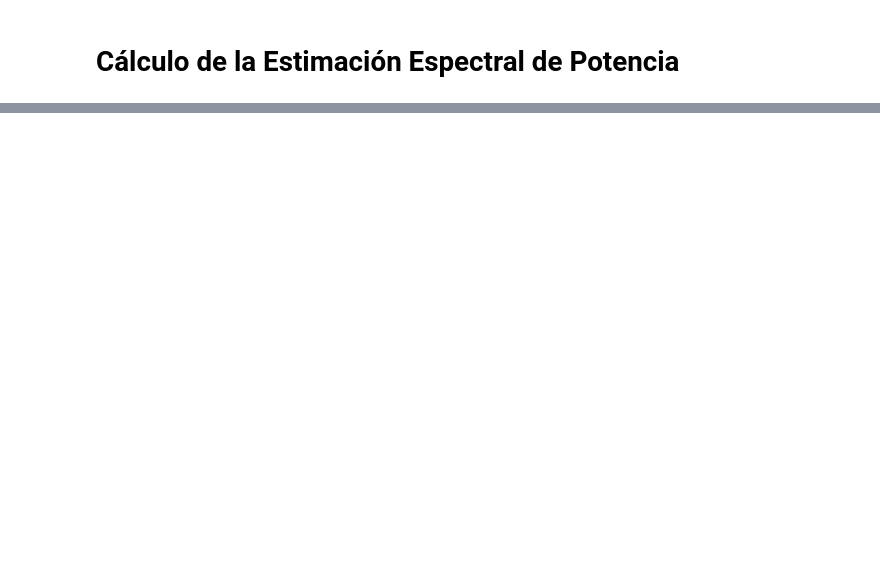
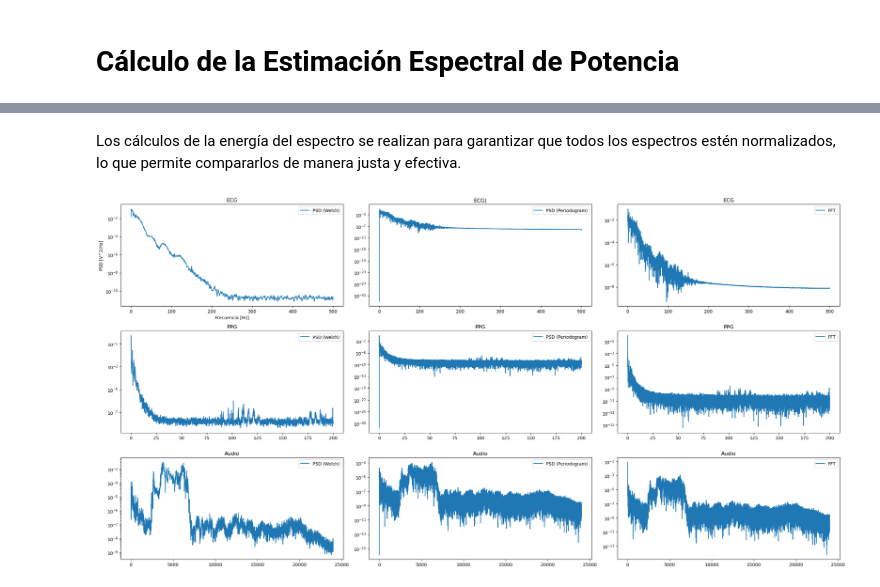
Before and after one commit to federico-b-ee/PDS-2024, a Jupyter notebook: TS7/notebook.ipynb, the cells around one changed output, grey strips where cells are left out. Saved outputs shown, nothing was run; the diff lists cells and outputs as text; code cells hidden in the pictures; blank space fills up the shorter version.

```diff
--- a/TS7/notebook.ipynb
+++ b/TS7/notebook.ipynb
@@ -147,0 +220,59 @@ plt.show()
+# %% [markdown]
+Los cálculos de la energía del espectro se realizan para garantizar que todos los espectros estén normalizados, lo que permite compararlos de manera justa y efectiva.
+# %%
+plt.figure(figsize=(24, 12))
+
+# ECG Plots
+plt.subplot(3, 3, 1)
+plt.semilogy(f_ecg_welch, Pxx_ecg_welch, label="PSD (Welch)")
+plt.title("ECG")
+plt.xlabel("Frecuencia [Hz]")
+plt.ylabel("PSD [V^2/Hz]")
+plt.legend()
+
+plt.subplot(3, 3, 2)
+plt.semilogy(f_ecg_periodogram, Pxx_ecg_periodogram, label="PSD (Periodogram)")
+plt.title("ECG)")
+plt.legend()
+
+plt.subplot(3, 3, 3)
+plt.semilogy(f_ecg_fft, fft_ecg, label="FFT")
+plt.title("ECG")
+plt.legend()
+
+# PPG Plots
+plt.subplot(3, 3, 4)
+plt.semilogy(f_ppg_welch, Pxx_ppg_welch, label="PSD (Welch)")
+plt.title("PPG")
+plt.legend()
+
+plt.subplot(3, 3, 5)
+plt.semilogy(f_ppg_periodogram, Pxx_ppg_periodogram, label="PSD (Periodogram)")
+plt.title("PPG")
+plt.legend()
+
+plt.subplot(3, 3, 6)
+plt.semilogy(f_ppg_fft, fft_ppg, label="FFT")
+plt.title("PPG")
+plt.legend()
+
+# Audio Plots
+plt.subplot(3, 3, 7)
+plt.semilogy(f_audio_welch, Pxx_audio_welch, label="PSD (Welch)")
+plt.title("Audio")
+plt.legend()
+
+plt.subplot(3, 3, 8)
+plt.semilogy(f_audio_periodogram, Pxx_audio_periodogram, label="PSD (Periodogram)")
+plt.title("Audio")
+plt.legend()
+
+plt.subplot(3, 3, 9)
+plt.semilogy(f_audio_fft, fft_audio, label="FFT")
+plt.title("Audio")
+plt.legend()
+
+plt.tight_layout()
+plt.show()
+# %% [output]
+[figure, added]
```
Also changed, not shown: parts of 8 cells of this notebook.
